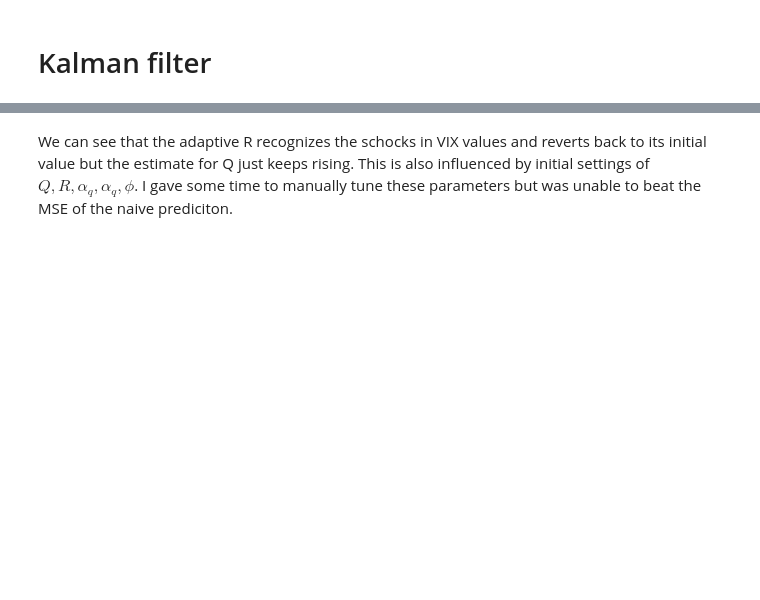
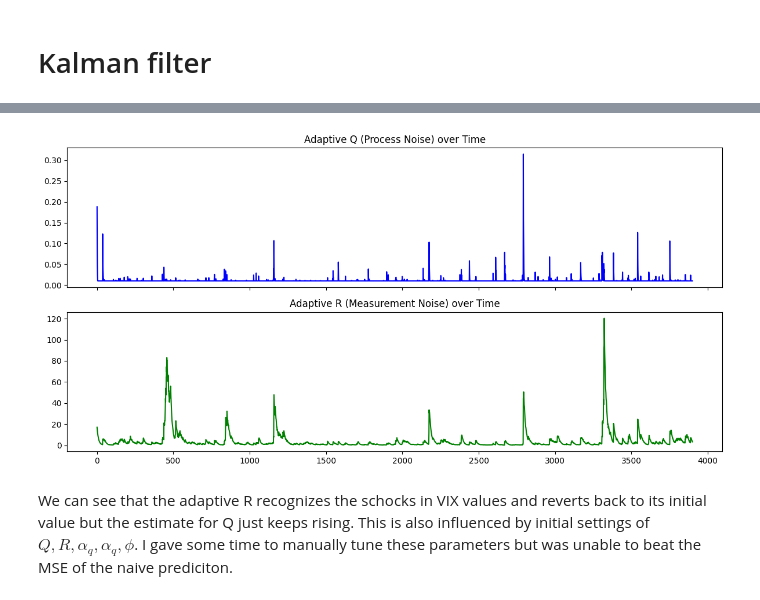
Before and after one commit to Thomasula/VIX_modeling, a Jupyter notebook: code/VIX_forecast.ipynb, the cells around one changed output, grey strips where cells are left out. Drawn from its saved outputs; the diff is of its cells as text; code cells hidden in the pictures; blank space fills up the shorter version.

```diff
--- a/code/VIX_forecast.ipynb
+++ b/code/VIX_forecast.ipynb
@@ -524,0 +463,85 @@ Using Noise: Q=0.001000, R=0.500000
+# %%
+def f_state_vix(x, dt, mu, phi):
+    """
+    State transition: Mean-reverting AR(1) process on log-volatility (x[0]).
+    x_t = mu + phi * (x_t-1 - mu)
+    """
+    # x is a 1D array [log_vix]
+    x_new = mu + phi * (x[0] - mu)
+    return np.array([x_new])
+
+def h_measurement_vix(x):
+    """
+    Measurement function: We observe the VIX, which is exp(log-volatility).
+    y = exp(x[0])
+    """
+    # x is a 1D array [log_vix]
+    return np.array([np.exp(x[0])])
+
+
+# --- 2. Main Execution ---
+if __name__ == "__main__":
+
+    param_mu = np.log(20)
+    param_phi = 0.99
+
+    Q_val = 0.01
+    R_val = 0.5
+
+    print(f"Using Parameters: mu={param_mu:.4f}, phi={param_phi:.4f}")
+    print(f"Using Noise: Q={Q_val:.6f}, R={R_val:.6f}")
+
+    Q_init = np.array([[Q_val]])
+    R_init = np.array([[R_val]])
+
+    x0 = np.array([param_mu])
+    P0_val = Q_val / (1 - param_phi**2) if (1 - param_phi**2) > 1e-6 else 1.0
+    P0 = np.array([[P0_val]])
+
+    ukf = UKF(dim_x=1, dim_y=1,
+              f=f_state_vix,
+              h=h_measurement_vix,
+              x0=x0, P0=P0, Q=Q_init, R=R_init)
+
+    # --- 2e. Run the Filter ---
+    filtered_states_log_vix = []
+    predicted_states_log_vix = []
+    res = []
+    Q_history = []
+    R_history = []
+
+    for y_obs in vix:
+        # Pass your pre-defined model params to the state function
+        ukf.predict(dt=1.0, mu=param_mu, phi=param_phi)
+        predicted_states_log_vix.append(ukf.x.copy())
+
+        # Update with the measurement (as a 1D array)
+        ukf.update(np.array([y_obs]))
+
+        # Store the filtered state
+        filtered_states_log_vix.append(ukf.x.copy())
+        Y_sigma_pred = np.zeros((ukf.n_sigma, ukf.dim_y))
+        for i in range(ukf.n_sigma):
+            Y_sigma_pred[i] = ukf.h(ukf.X_sigma_pred[i])
+        y_pred = np.dot(ukf.W_m, Y_sigma_pred) # This is your predicted VIX_t|t-1
+        Q_history.append(ukf.Q[0,0])
+        R_history.append(ukf.R[0,0])
+
+        # Now you can get the residual:
+        res.append(y_obs - y_pred[0])
+
+
+
+    # Convert state (log-vix) back to VIX level for plotting
+    filtered_states_vix = np.exp(np.array(filtered_states_log_vix).squeeze())
+    predicted_states_vix = np.exp(np.array(predicted_states_log_vix).squeeze())
+    fig, ax = plt.subplots(2, 1, figsize=(12, 6), sharex=True)
+    ax[0].plot(Q_history, 'b-')
+    ax[0].set_title("Adaptive Q (Process Noise) over Time")
+
+    ax[1].plot(R_history, 'g-')
+    ax[1].set_title("Adaptive R (Measurement Noise) over Time")
+
+    plt.tight_layout()
+    plt.show()
+# %% [output]
@@ -525,3 +550,4 @@ Using Noise: Q=0.001000, R=0.500000
+[figure, added]
 # %% [markdown]
 We can see that the adaptive R recognizes the schocks in VIX values and reverts back to its initial value but the estimate for Q just keeps rising. This is also influenced by initial settings of $Q, R, \alpha_q, \alpha_q, \phi$. I gave some time to manually tune these parameters but was unable to beat the MSE of the naive prediciton.
 # %% [markdown]
```
Also changed, not shown: parts of 71 cells of this notebook.
